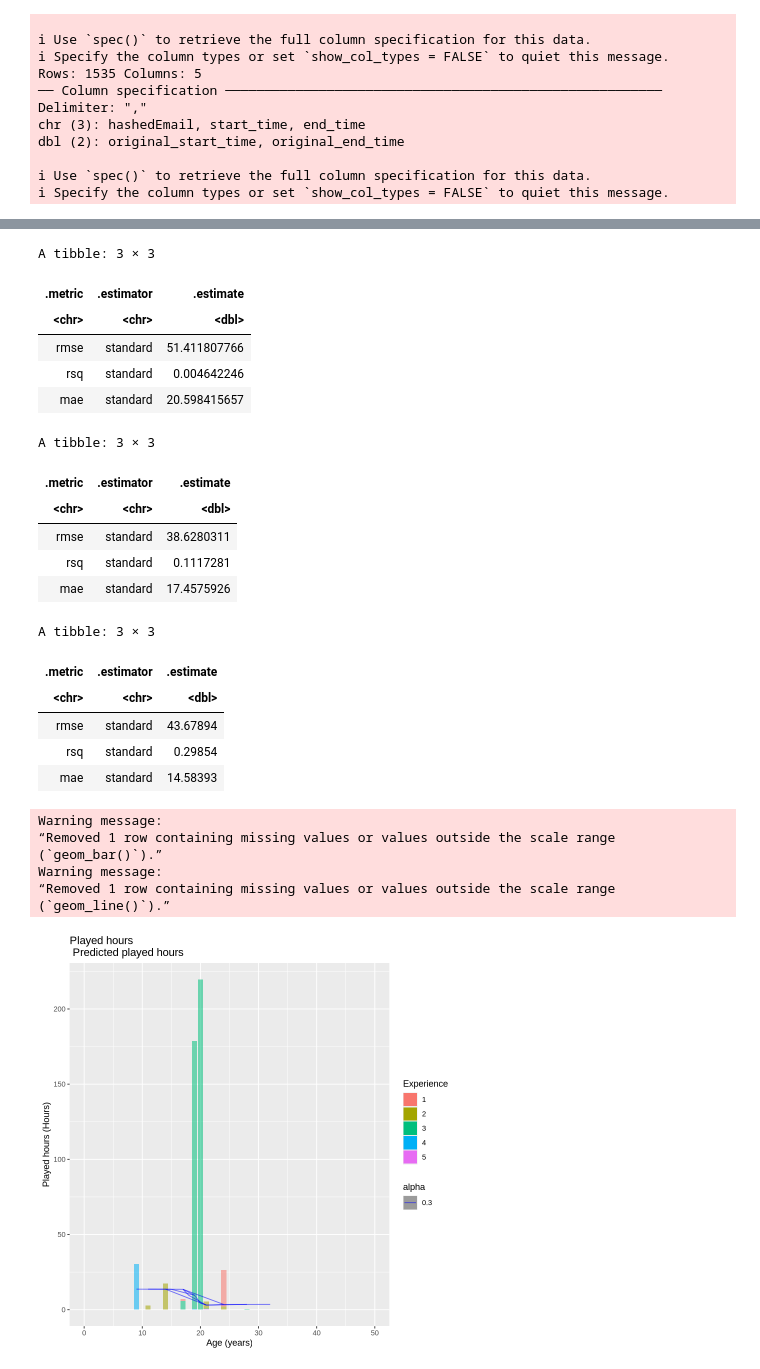
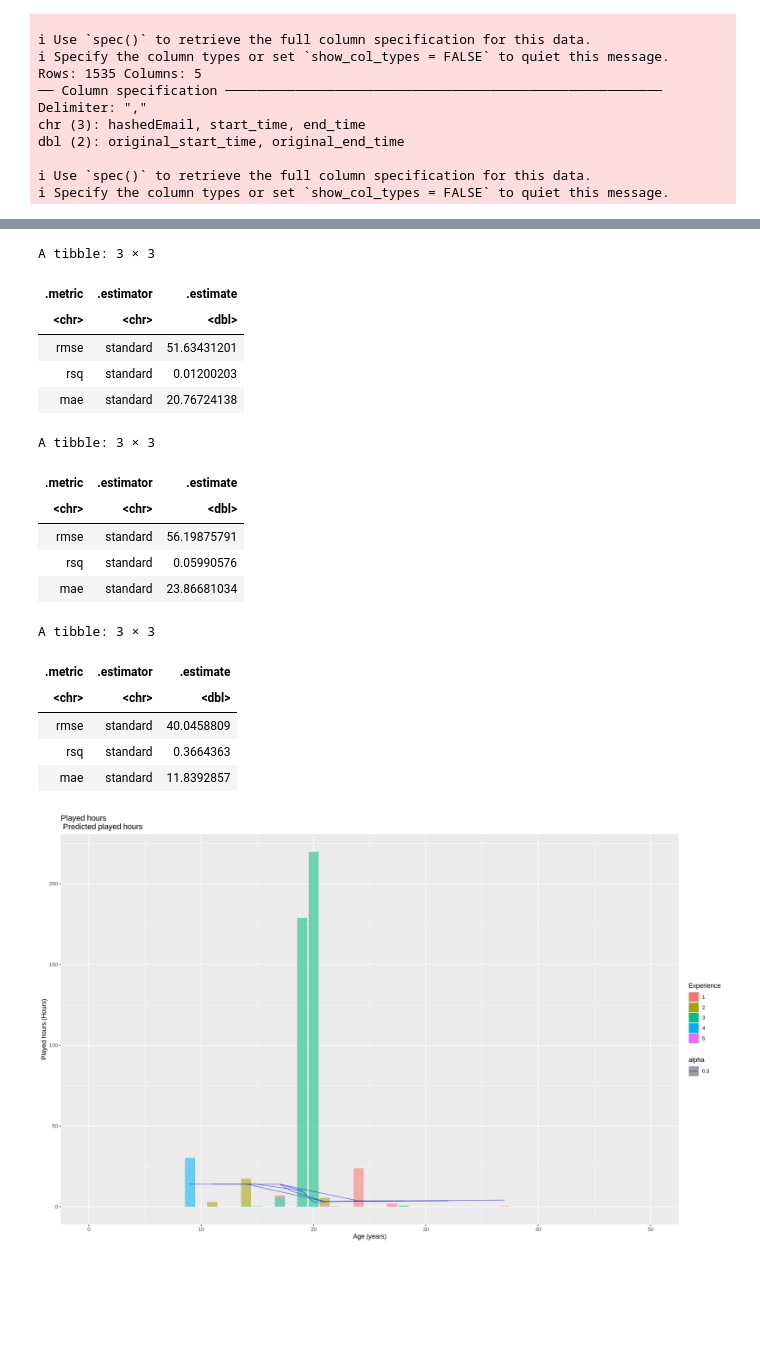
Before and after one commit to harpreeto6/Data_Science_Project, a Jupyter notebook: Minecraft_Analysis.ipynb, the cells around one changed output, grey strips where cells are left out. Saved outputs shown, nothing was run; the diff lists cells and outputs as text; code cells hidden in the pictures; blank space fills up the shorter version.

```diff
--- a/Minecraft_Analysis.ipynb
+++ b/Minecraft_Analysis.ipynb
@@ -160,15 +168,17 @@ ggplot(avg_played_hours_by_age, aes(x = age, y = avg_played_hours, fill = as.fac
 # %%
-# merged_final_no_outliers <- merged_final |>
-#                             filter(age <75)
+merged_final_no_outliers <- merged_final |>
+                            filter(age < 89)
 
-merged_final_age_split <- initial_split(merged_final, prop = .75, strata = age)
+merged_final <- merged_final |>
+                            mutate(experience_numeric = as.numeric(experience_numeric))
+
+merged_final_age_split <- initial_split(merged_final_no_outliers, prop = .75, strata = age)
 hours_age_training <- training(merged_final_age_split)
 hours_age_testing <- testing(merged_final_age_split)
 
-merged_experience_numeric <- merged_final |>
-                            mutate(experience_numeric = as.numeric(experience_numeric))
 
-hours_experience_split <- initial_split(merged_experience_numeric, prop = .75, strata = experience_numeric)
+
+hours_experience_split <- initial_split(merged_final, prop = .75, strata = experience_numeric)
 hours_experience_training <- training(hours_experience_split)
 hours_experience_testing <- testing(hours_experience_split)
 
@@ -292,9 +310,9 @@ hours_age_summary
 A tibble: 3 × 3
 | .metric | .estimator | .estimate |
 | <chr> | <chr> | <dbl> |
-| rmse | standard | 51.411807766 |
-| rsq | standard | 0.004642246 |
-| mae | standard | 20.598415657 |
+| rmse | standard | 51.63431201 |
+| rsq | standard | 0.01200203 |
+| mae | standard | 20.76724138 |
 # %%
 k_min_experience <- hours_experience_min |>
          pull(neighbors)
@@ -318,9 +336,9 @@ hours_experience_summary
 A tibble: 3 × 3
 | .metric | .estimator | .estimate |
 | <chr> | <chr> | <dbl> |
-| rmse | standard | 38.6280311 |
-| rsq | standard | 0.1117281 |
-| mae | standard | 17.4575926 |
+| rmse | standard | 56.19875791 |
+| rsq | standard | 0.05990576 |
+| mae | standard | 23.86681034 |
 # %%
 k_min_sessions <- hours_sessions_min |> pull(neighbors)
 
@@ -342,31 +360,24 @@ hours_sessions_fit_summary
 A tibble: 3 × 3
 | .metric | .estimator | .estimate |
 | <chr> | <chr> | <dbl> |
-| rmse | standard | 43.67894 |
-| rsq | standard | 0.29854 |
-| mae | standard | 14.58393 |
+| rmse | standard | 40.0458809 |
+| rsq | standard | 0.3664363 |
+| mae | standard | 11.8392857 |
 # %%
 
 hours_age_predicted_data <- hours_age_best_fit |>
           predict(hours_age_testing) |>
           bind_cols(hours_age_testing)
 
-
 hours_age_plot <- hours_age_predicted_data |>
-                    ggplot(aes(x = age, y = played_hours,fill = experience_numeric, alpha = 0.3)) +
+                    ggplot(aes(x = age, y = played_hours,fill = as.factor(experience_numeric), alpha = 0.3)) +
                     geom_bar(stat = "identity") +
                     geom_line(aes(x = age, y = .pred), color = "blue") +
                     xlim(c(0, 50))+
                     labs( x = "Age (years)", y = "Played hours (Hours)",
                          title = "Played hours\n Predicted played hours", fill = "Experience")
 
 
 hours_age_plot
 # %% [output]
-Warning message:
-“Removed 1 row containing missing values or values outside the scale range
-(`geom_bar()`).”
-Warning message:
-“Removed 1 row containing missing values or values outside the scale range
-(`geom_line()`).”
-[figure, old version]
+[figure, new version]
```
Also changed, not shown: parts of 5 cells of this notebook.
